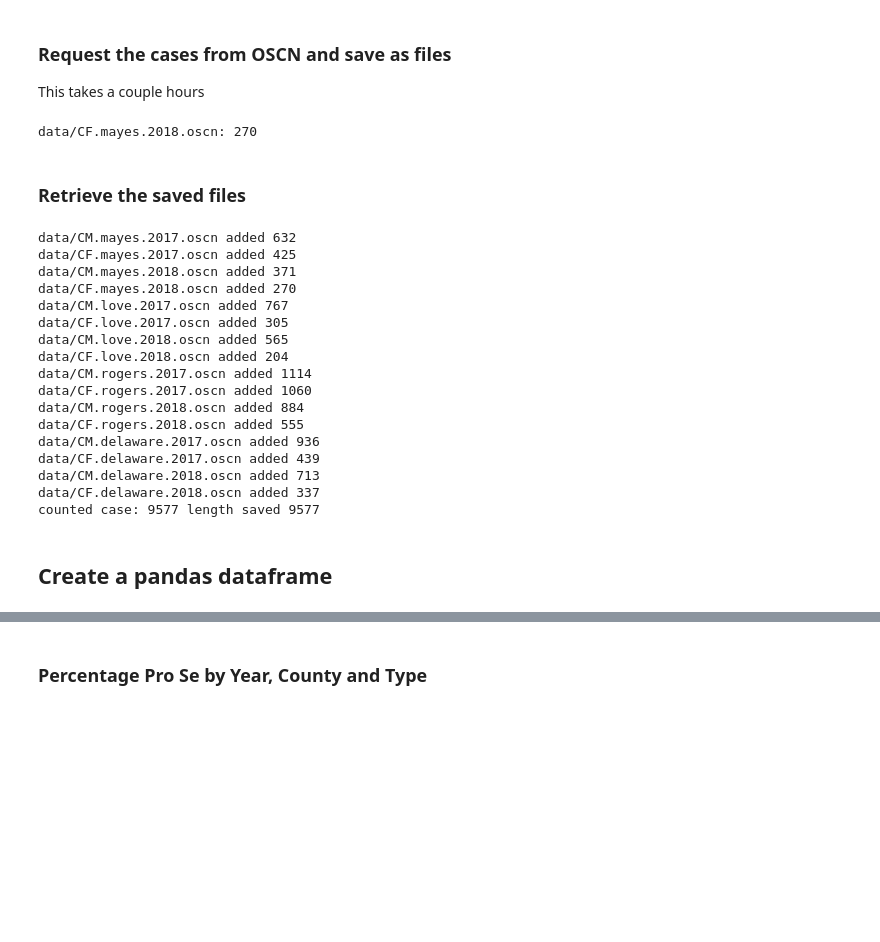
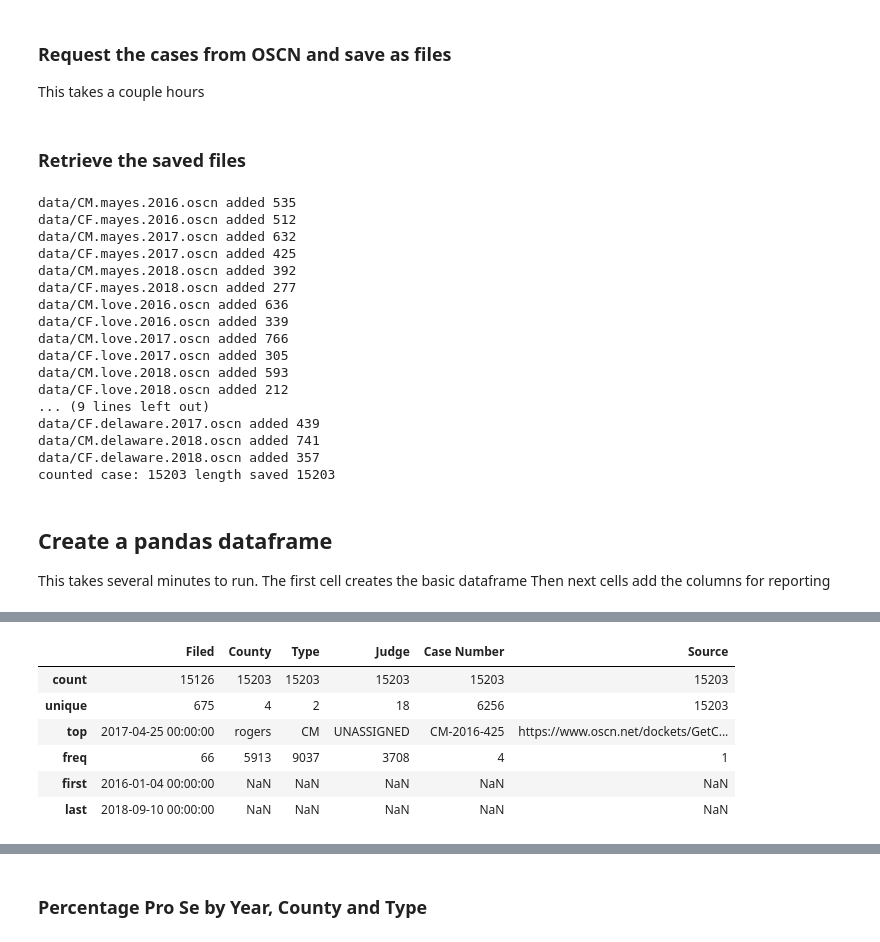
Before and after one commit to codefortulsa/oscn-notebooks, a Jupyter notebook: Four_county_pro_se.ipynb, the cells around one changed output, grey strips where cells are left out. Drawn from its saved outputs; the diff is of its cells as text; code cells hidden in the pictures; blank space fills up the shorter version.

```diff
--- a/Four_county_pro_se.ipynb
+++ b/Four_county_pro_se.ipynb
@@ -28,28 +28,23 @@ This takes a couple hours
 import pickle
 
 
-for county in counties:
-  for year in years:
-    for type in types:
-      cases=oscn.request.CaseList(type=type, year=year,county=county)
-      all_cases = [c for c in cases]
-      file_name = f'data/{type}.{county}.{year}.oscn'
-      f = open(file_name, 'wb')
-      pickle.dump(all_cases, f)
-      f.close()
-      print(f'{file_name}: {len(all_cases)}')
+# for county in counties:
+#   for year in years:
+#     for type in types:
+#       cases=oscn.request.CaseList(type=type, year=year,county=county)
+#       all_cases = [c for c in cases]
+#       file_name = f'data/{type}.{county}.{year}.oscn'
+#       f = open(file_name, 'wb')
+#       pickle.dump(all_cases, f)
+#       f.close()
+#       print(f'{file_name}: {len(all_cases)}')
-# %% [output]
-data/CF.mayes.2018.oscn: 270
 # %% [markdown]
 ### Retrieve the saved files
 # %%
 import pickle
 
-
+case_count =0
 saved_cases = []
-
-case_count =0
-
 for county in counties:
   for year in years:
     for type in types:
@@ -62,22 +57,34 @@ for county in counties:
 
 print(f'counted case: {case_count} length saved {len(saved_cases)}')
 # %% [output]
+data/CM.mayes.2016.oscn added 535
+data/CF.mayes.2016.oscn added 512
 data/CM.mayes.2017.oscn added 632
 data/CF.mayes.2017.oscn added 425
-data/CM.mayes.2018.oscn added 371
-data/CF.mayes.2018.oscn added 270
-data/CM.love.2017.oscn added 767
+data/CM.mayes.2018.oscn added 392
+data/CF.mayes.2018.oscn added 277
+data/CM.love.2016.oscn added 636
+data/CF.love.2016.oscn added 339
+data/CM.love.2017.oscn added 766
 data/CF.love.2017.oscn added 305
-data/CM.love.2018.oscn added 565
-data/CF.love.2018.oscn added 204
-data/CM.rogers.2017.oscn added 1114
-data/CF.rogers.2017.oscn added 1060
-data/CM.rogers.2018.oscn added 884
-data/CF.rogers.2018.oscn added 555
-data/CM.delaware.2017.oscn added 936
+data/CM.love.2018.oscn added 593
+data/CF.love.2018.oscn added 212
+... (9 lines left out)
 data/CF.delaware.2017.oscn added 439
-data/CM.delaware.2018.oscn added 713
-data/CF.delaware.2018.oscn added 337
-counted case: 9577 length saved 9577
+data/CM.delaware.2018.oscn added 741
+data/CF.delaware.2018.oscn added 357
+counted case: 15203 length saved 15203
-# %% [markdown]
-## Create a pandas dataframe
+# %% [markdown]
+## Create a pandas dataframe
+This takes several minutes to run.
+The first cell creates the basic dataframe
+Then next cells add the columns for reporting
+# %%
+import numpy as np
+import pandas as pd
+
+columns = ['Filed','County','Type','Judge','Case Number', 'Source']
+case_data = lambda c: [c.filed, c.county, c.type, c.judge,  c.case_number, c.source]
+%time all_cases = pd.DataFrame([case_data(c) for c in saved_cases], columns = columns)
+all_cases.describe()
+# %% [output]
@@ -83,0 +93,7 @@ counted case: 9577 length saved 9577
+|  | Filed | County | Type | Judge | Case Number | Source |
+| count | 15126 | 15203 | 15203 | 15203 | 15203 | 15203 |
+| unique | 675 | 4 | 2 | 18 | 6256 | 15203 |
+| top | 2017-04-25 00:00:00 | rogers | CM | UNASSIGNED | CM-2016-425 | https://www.oscn.net/dockets/GetC... |
+| freq | 66 | 5913 | 9037 | 3708 | 4 | 1 |
+| first | 2016-01-04 00:00:00 | NaN | NaN | NaN | NaN | NaN |
+| last | 2018-09-10 00:00:00 | NaN | NaN | NaN | NaN | NaN |
```
Also changed, not shown: parts of 28 cells of this notebook.
